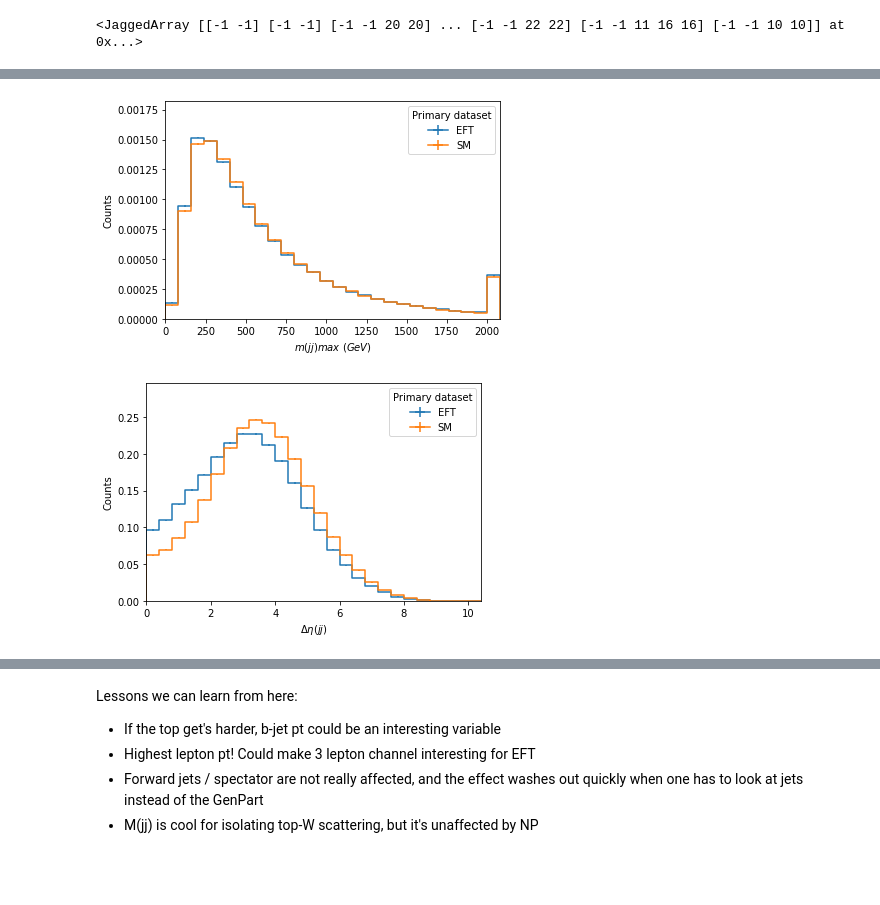
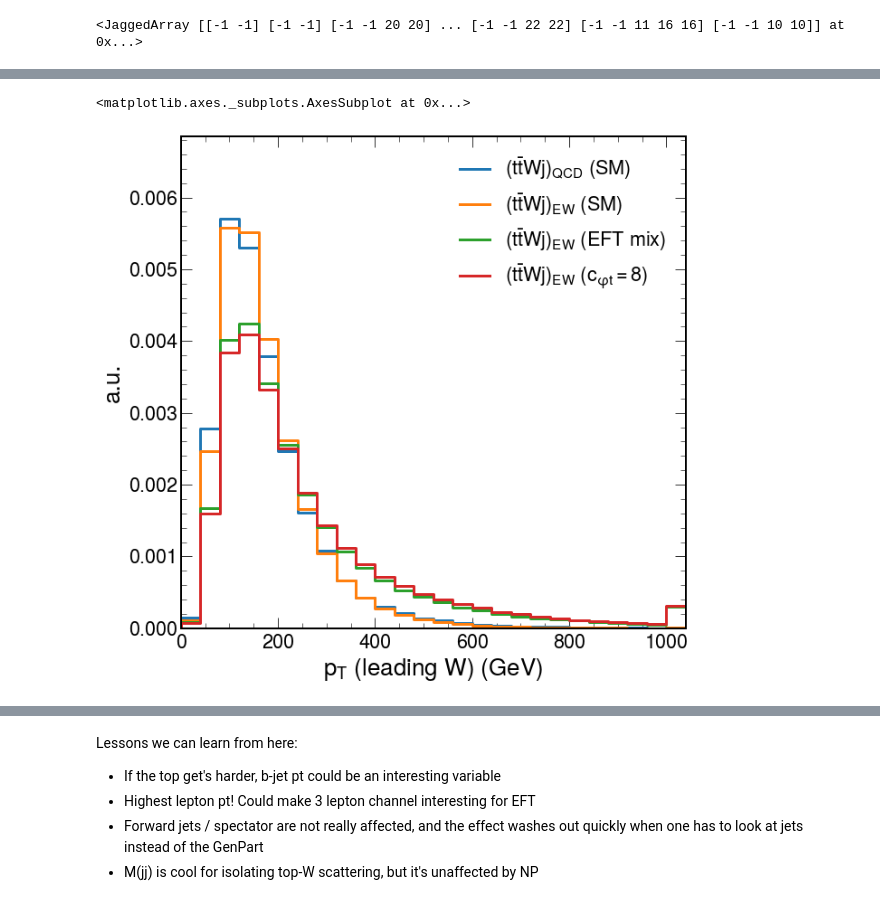
Before and after one commit to mirandabryson/tW_scattering, a Jupyter notebook: notebooks/genAnalysis.ipynb, the cells around one changed output, grey strips where cells are left out. Cells and saved outputs as stored; diff of their text form; code cells hidden in the pictures; blank space fills up the shorter version.

```diff
--- a/notebooks/genAnalysis.ipynb
+++ b/notebooks/genAnalysis.ipynb
@@ -248,6 +231,7 @@ class exampleProcessor(processor.ProcessorABC):
         deltaR = abs(fw.eta - jj[jj.mass.argmax()].i1.eta)
         deltaEtaJJMin = ((deltaEta>2).any())
 
+        something = (GenJet[:,:2].pt>30).any()
         #output['totalEvents']['all'] += len(df['genWeight'])
 
         ### And fill the histograms
@@ -258,7 +242,7 @@ class exampleProcessor(processor.ProcessorABC):
         output['trailing_bjet_pt'].fill(dataset=dataset, pt=bjet[bjet.pt.argmin()].pt.flatten(), weight=df['genWeight'][bjet.counts>0])
         output['leading_W_pt'].fill(dataset=dataset, pt=W.pt.max().flatten(), weight=df['genWeight'][W.counts>0])
         output['trailing_W_pt'].fill(dataset=dataset, pt=W.pt.min().flatten(), weight=df['genWeight'][W.counts>0])
-        output['spectator_pt'].fill(dataset=dataset, pt=spectator.pt.flatten(), weight=df['genWeight'][spectator.counts>0])
+        output['spectator_pt'].fill(dataset=dataset, pt=spectator[spectator.pt.argmax()].pt.flatten(), weight=df['genWeight'][spectator.counts>0])
         output['fw_pt'].fill(dataset=dataset, pt=fw.pt.flatten(), weight=df['genWeight'][fw.counts>0])
         output['leadingForward_p'].fill(dataset=dataset, p=leadingForward.p4.p.flatten(), weight=df['genWeight'][leadingForward.counts>0])
         output['m_jj'].fill(dataset=dataset, mass=jj[jj.mass.argmax()].mass.flatten(), weight=df['genWeight'][jj.counts>0])
@@ -360,14 +311,5 @@ ax = hist.plot1d(histogram,overlay="dataset", stack=False, density=True, overflo
-# %%
-name = 'm_jj'
-histogram = output[name]
-histogram = histogram.rebin(bins[name]['axis'], bins[name]['bins'])
-ax = hist.plot1d(histogram,overlay="dataset", stack=False, density=True, overflow='over')
-# %% [output]
-[figure, removed]
-# %%
-name = 'deltaEta_jj'
-histogram = output[name]
-histogram = histogram.rebin(bins[name]['axis'], bins[name]['bins'])
-ax = hist.plot1d(histogram,overlay="dataset", stack=False, density=True, overflow='over')
-# %% [output]
-[figure, removed]
+# %%
+makePlot('leading_W_pt')
+# %% [output]
+<matplotlib.axes._subplots.AxesSubplot at 0x...>
+[figure, added]
```
Also changed, not shown: parts of 29 cells of this notebook, 4 other files.
